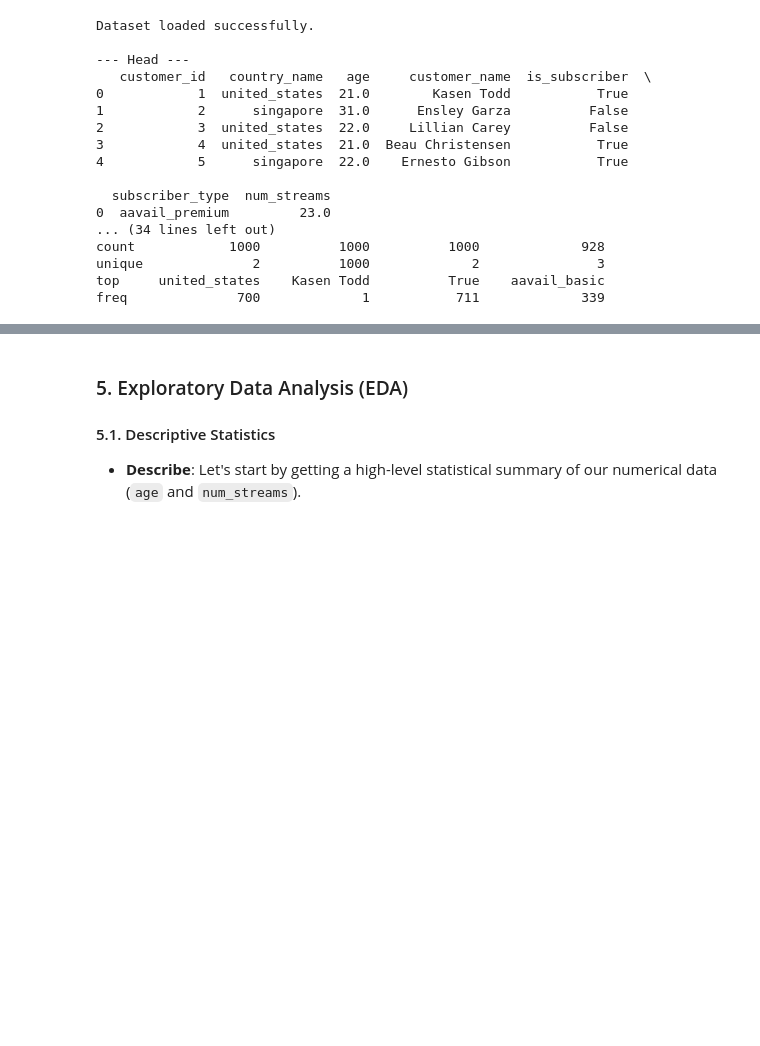
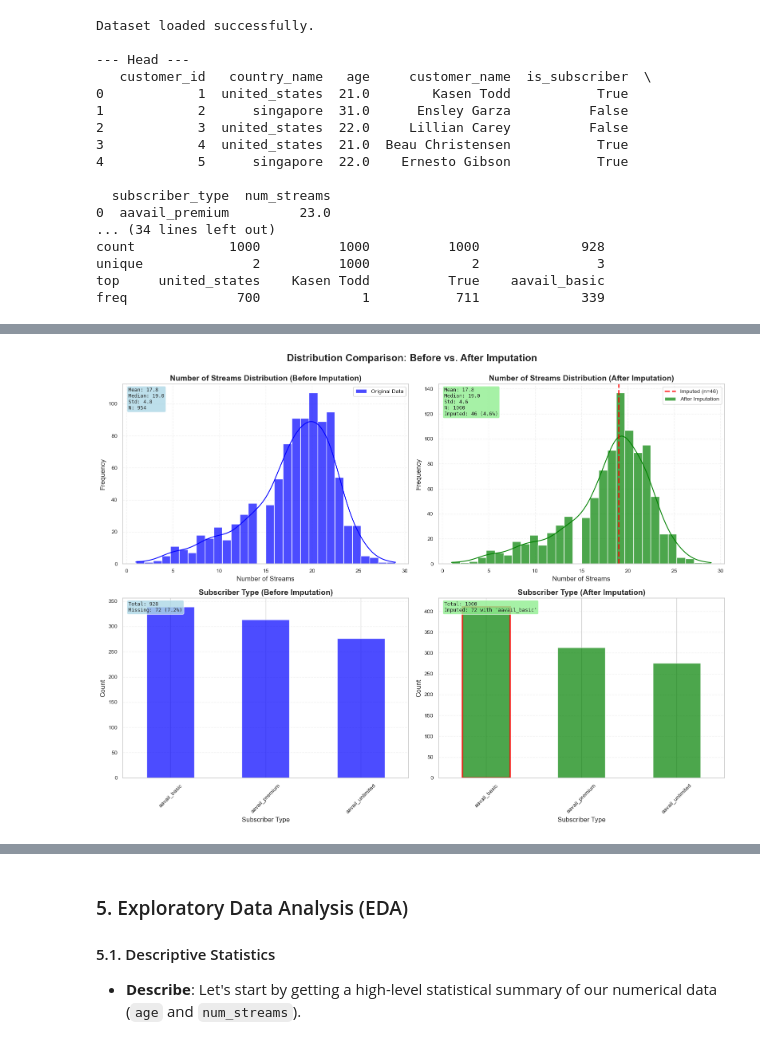
Before and after one commit to khaosans/Imputation, a Jupyter notebook: notebooks/aavail_eda_assignment.ipynb, the cells around one changed output, grey strips where cells are left out. Drawn from its saved outputs; the diff is of its cells as text; code cells hidden in the pictures; blank space fills up the shorter version.

```diff
--- a/notebooks/aavail_eda_assignment.ipynb
+++ b/notebooks/aavail_eda_assignment.ipynb
@@ -305,0 +254,93 @@ The "After" plots are very similar to the "Before" plots. The imputation has not
+# %%
+# Visualize imputation impact
+if not df.empty:
+    # Track which values were imputed
+    streams_missing_mask = df['num_streams'].isnull()
+    subscriber_missing_mask = df['subscriber_type'].isnull()
+
+    # Get data before and after imputation for num_streams
+    streams_before = df['num_streams'].dropna()
+    streams_after = df_imputed['num_streams']
+    streams_imputed_count = streams_missing_mask.sum()
+    streams_imputed_value = df_imputed.loc[streams_missing_mask, 'num_streams'].iloc[0] if streams_imputed_count > 0 else None
+
+    # Get data for subscriber_type (categorical)
+    subscriber_before = df['subscriber_type'].value_counts()
+    subscriber_after = df_imputed['subscriber_type'].value_counts()
+    subscriber_imputed_count = subscriber_missing_mask.sum()
+    subscriber_imputed_value = df_imputed.loc[subscriber_missing_mask, 'subscriber_type'].iloc[0] if subscriber_imputed_count > 0 else None
+
+    # Create 2x2 grid layout: num_streams (top row), subscriber_type (bottom row)
+    fig, axes = plt.subplots(2, 2, figsize=(16, 12))
+    fig.suptitle('Distribution Comparison: Before vs. After Imputation', fontsize=18, fontweight='bold', y=0.995)
+
+    # --- Top Row: Num Streams Distribution ---
+    # Before Imputation (top left)
+    sns.histplot(streams_before, kde=True, ax=axes[0, 0], color='blue', label='Original Data', bins=30, alpha=0.7)
+    axes[0, 0].set_title('Number of Streams Distribution (Before Imputation)', fontsize=14, fontweight='bold')
+    axes[0, 0].set_xlabel('Number of Streams', fontsize=12)
+    axes[0, 0].set_ylabel('Frequency', fontsize=12)
+    axes[0, 0].legend(fontsize=10, loc='upper right')
+    axes[0, 0].grid(True, alpha=0.3, linestyle='--')
+
+    # Add statistics box for before
+    stats_before = f"Mean: {streams_before.mean():.1f}\nMedian: {streams_before.median():.1f}\nStd: {streams_before.std():.1f}\nN: {len(streams_before)}"
+    axes[0, 0].text(0.02, 0.98, stats_before, transform=axes[0, 0].transAxes,
+                verticalalignment='top', horizontalalignment='left',
+                bbox=dict(boxstyle='round', facecolor='lightblue', alpha=0.8), fontsize=9, family='monospace')
+
+    # After Imputation (top right)
+    sns.histplot(streams_after, kde=True, ax=axes[0, 1], color='green', label='After Imputation', bins=30, alpha=0.7)
+    axes[0, 1].set_title('Number of Streams Distribution (After Imputation)', fontsize=14, fontweight='bold')
+    axes[0, 1].set_xlabel('Number of Streams', fontsize=12)
+    axes[0, 1].set_ylabel('Frequency', fontsize=12)
+    axes[0, 1].legend(fontsize=10, loc='upper right')
+    axes[0, 1].grid(True, alpha=0.3, linestyle='--')
+
+    # Highlight imputed value if any
+    if streams_imputed_value is not None:
+        axes[0, 1].axvline(x=streams_imputed_value, color='red', linestyle='--', linewidth=2.5,
+                       label=f'Imputed (n={streams_imputed_count})', alpha=0.8)
+        axes[0, 1].legend(fontsize=10, loc='upper right')
+
+    # Add statistics box for after
+    stats_after = f"Mean: {streams_after.mean():.1f}\nMedian: {streams_after.median():.1f}\nStd: {streams_after.std():.1f}\nN: {len(streams_after)}"
+    if streams_imputed_count > 0:
+        stats_after += f"\nImputed: {streams_imputed_count} ({streams_imputed_count/len(df)*100:.1f}%)"
+    axes[0, 1].text(0.02, 0.98, stats_after, transform=axes[0, 1].transAxes,
+                verticalalignment='top', horizontalalignment='left',
+                bbox=dict(boxstyle='round', facecolor='lightgreen', alpha=0.8), fontsize=9, family='monospace')
+
+    # --- Bottom Row: Subscriber Type Distribution ---
+    # Before Imputation (bottom left)
+    subscriber_before.plot(kind='bar', ax=axes[1, 0], color='blue', alpha=0.7)
+    axes[1, 0].set_title('Subscriber Type (Before Imputation)', fontsize=14, fontweight='bold')
+    axes[1, 0].set_xlabel('Subscriber Type', fontsize=12)
+    axes[1, 0].set_ylabel('Count', fontsize=12)
+    axes[1, 0].tick_params(axis='x', rotation=45)
+    axes[1, 0].grid(True, alpha=0.3, linestyle='--', axis='y')
+    axes[1, 0].text(0.02, 0.98, f"Total: {subscriber_before.sum()}\nMissing: {subscriber_imputed_count} ({subscriber_imputed_count/len(df)*100:.1f}%)",
+                transform=axes[1, 0].transAxes, verticalalignment='top', horizontalalignment='left',
+                bbox=dict(boxstyle='round', facecolor='lightblue', alpha=0.8), fontsize=9, family='monospace')
+
+    # After Imputation (bottom right)
+    subscriber_after.plot(kind='bar', ax=axes[1, 1], color='green', alpha=0.7)
+    axes[1, 1].set_title('Subscriber Type (After Imputation)', fontsize=14, fontweight='bold')
+    axes[1, 1].set_xlabel('Subscriber Type', fontsize=12)
+    axes[1, 1].set_ylabel('Count', fontsize=12)
+    axes[1, 1].tick_params(axis='x', rotation=45)
+    axes[1, 1].grid(True, alpha=0.3, linestyle='--', axis='y')
+    if subscriber_imputed_value is not None:
+        # Highlight the imputed value
+        imputed_idx = list(subscriber_after.index).index(subscriber_imputed_value)
+        axes[1, 1].patches[imputed_idx].set_edgecolor('red')
+        axes[1, 1].patches[imputed_idx].set_linewidth(3)
+    axes[1, 1].text(0.02, 0.98, f"Total: {subscriber_after.sum()}\nImputed: {subscriber_imputed_count} with '{subscriber_imputed_value}'",
+                transform=axes[1, 1].transAxes, verticalalignment='top', horizontalalignment='left',
+                bbox=dict(boxstyle='round', facecolor='lightgreen', alpha=0.8), fontsize=9, family='monospace')
+
+    plt.tight_layout()
+    plt.savefig(IMAGES_DIR / "imputation_comparison.png", dpi=150, bbox_inches="tight")
+    plt.show()
+# %% [output]
+[figure, added]
```
Also changed, not shown: parts of 11 cells of this notebook, 12 other files.
